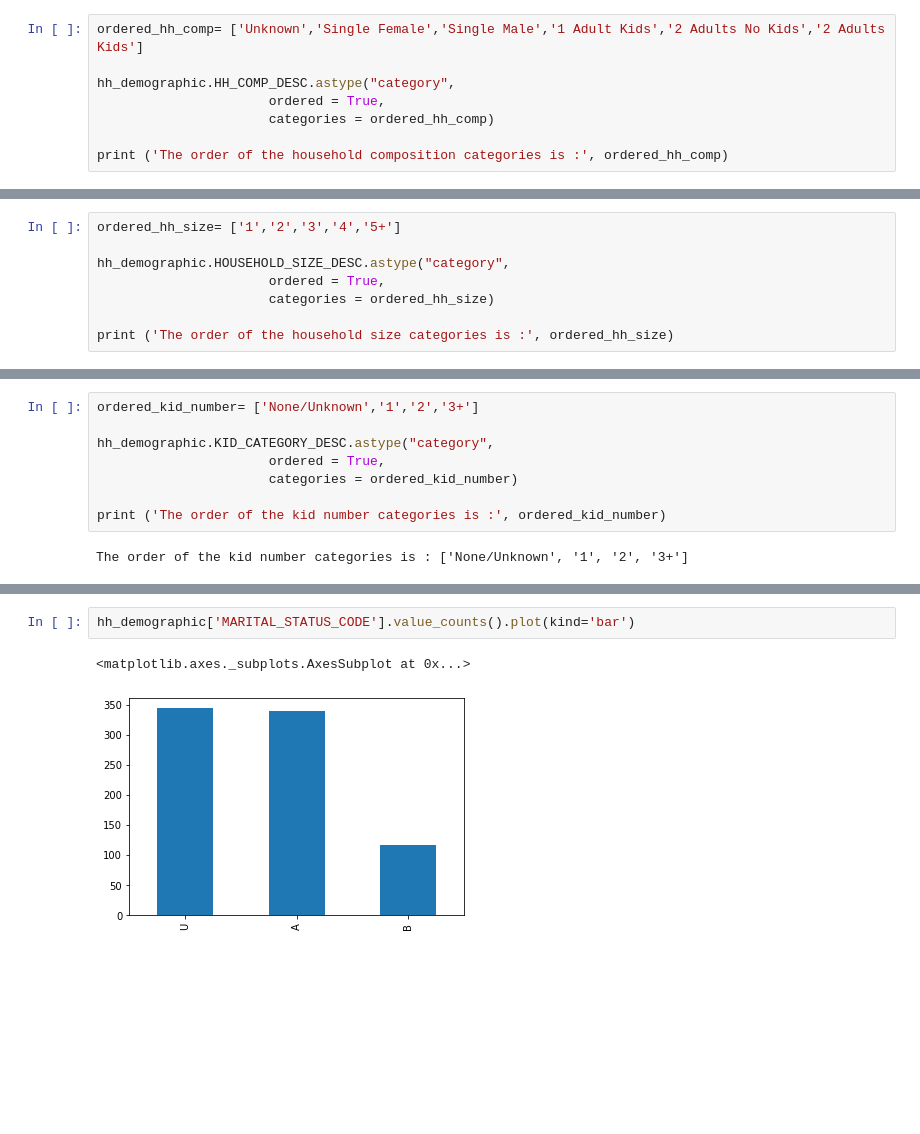
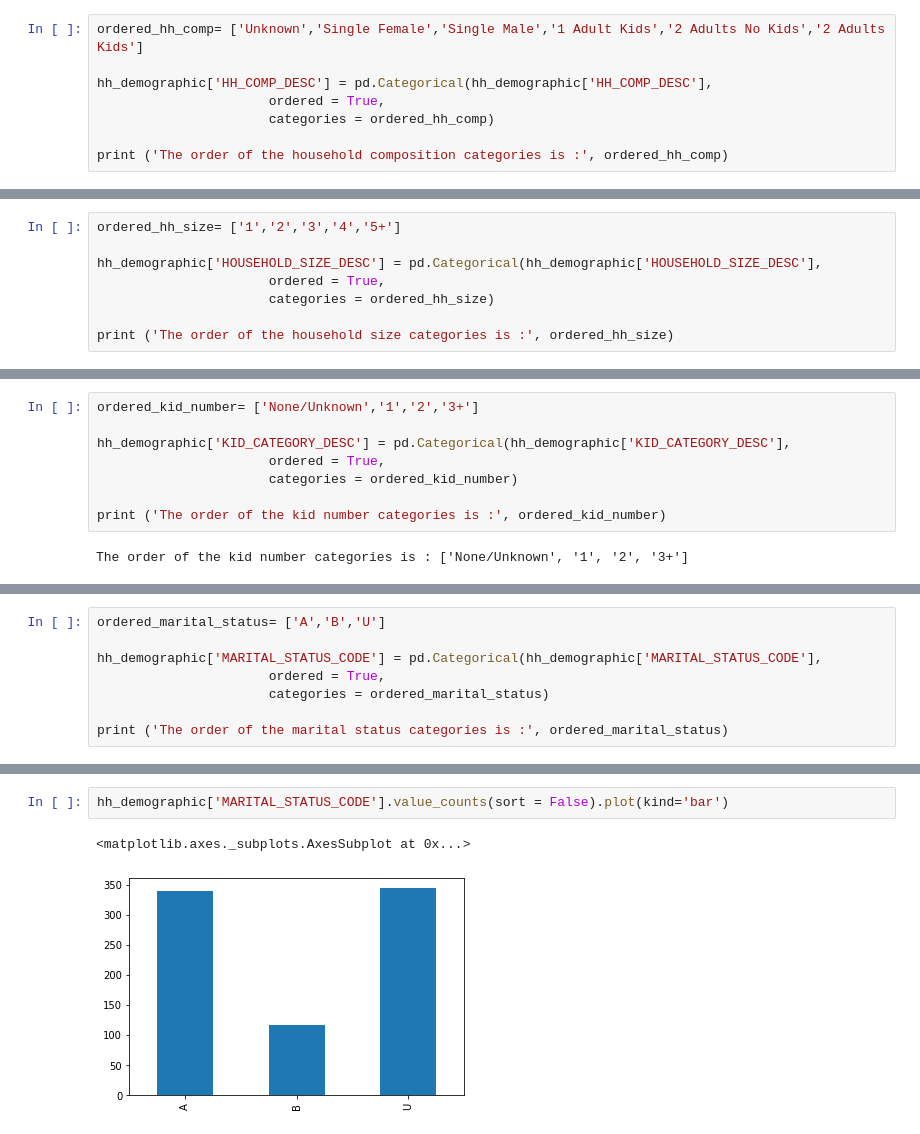
Before and after one commit to marvande/epfl-ada-2019-data-analysis, a Jupyter notebook: code/main.ipynb, the cells around one changed output, grey strips where cells are left out. Drawn from its saved outputs; the diff is of its cells as text; blank space fills up the shorter version.

Commit message:
exploratory plots

```diff
--- a/code/main.ipynb
+++ b/code/main.ipynb
@@ -246,7 +285,7 @@ The order of the homeowner categories is : ['Unknown', 'Probable Renter', 'Rente
 # %%
 ordered_hh_comp= ['Unknown','Single Female','Single Male','1 Adult Kids','2 Adults No Kids','2 Adults Kids']
 
-hh_demographic.HH_COMP_DESC.astype("category",
+hh_demographic['HH_COMP_DESC'] = pd.Categorical(hh_demographic['HH_COMP_DESC'],
                       ordered = True,
                       categories = ordered_hh_comp)
 
@@ -256,7 +295,7 @@ The order of the household composition categories is : ['Unknown', 'Single Femal
 # %%
 ordered_hh_size= ['1','2','3','4','5+']
 
-hh_demographic.HOUSEHOLD_SIZE_DESC.astype("category",
+hh_demographic['HOUSEHOLD_SIZE_DESC'] = pd.Categorical(hh_demographic['HOUSEHOLD_SIZE_DESC'],
                       ordered = True,
                       categories = ordered_hh_size)
 
@@ -266,7 +305,7 @@ The order of the household size categories is : ['1', '2', '3', '4', '5+']
 # %%
 ordered_kid_number= ['None/Unknown','1','2','3+']
 
-hh_demographic.KID_CATEGORY_DESC.astype("category",
+hh_demographic['KID_CATEGORY_DESC'] = pd.Categorical(hh_demographic['KID_CATEGORY_DESC'],
                       ordered = True,
                       categories = ordered_kid_number)
 
@@ -286,0 +315,8 @@ hh_demographic.groupby('AGE_DESC').count()
+# %%
+ordered_marital_status= ['A','B','U']
+
+hh_demographic['MARITAL_STATUS_CODE'] = pd.Categorical(hh_demographic['MARITAL_STATUS_CODE'],
+                      ordered = True,
+                      categories = ordered_marital_status)
+
+print ('The order of the marital status categories is :', ordered_marital_status)
@@ -292,6 +332,6 @@ hh_demographic['AGE_DESC'].value_counts().plot(kind='bar')
 # %%
-hh_demographic['MARITAL_STATUS_CODE'].value_counts().plot(kind='bar')
+hh_demographic['MARITAL_STATUS_CODE'].value_counts(sort = False).plot(kind='bar')
 # %% [output]
 <matplotlib.axes._subplots.AxesSubplot at 0x...>
-[figure, old version]
+[figure, new version]
 # %%
```
Also changed, not shown: parts of 28 cells of this notebook.
